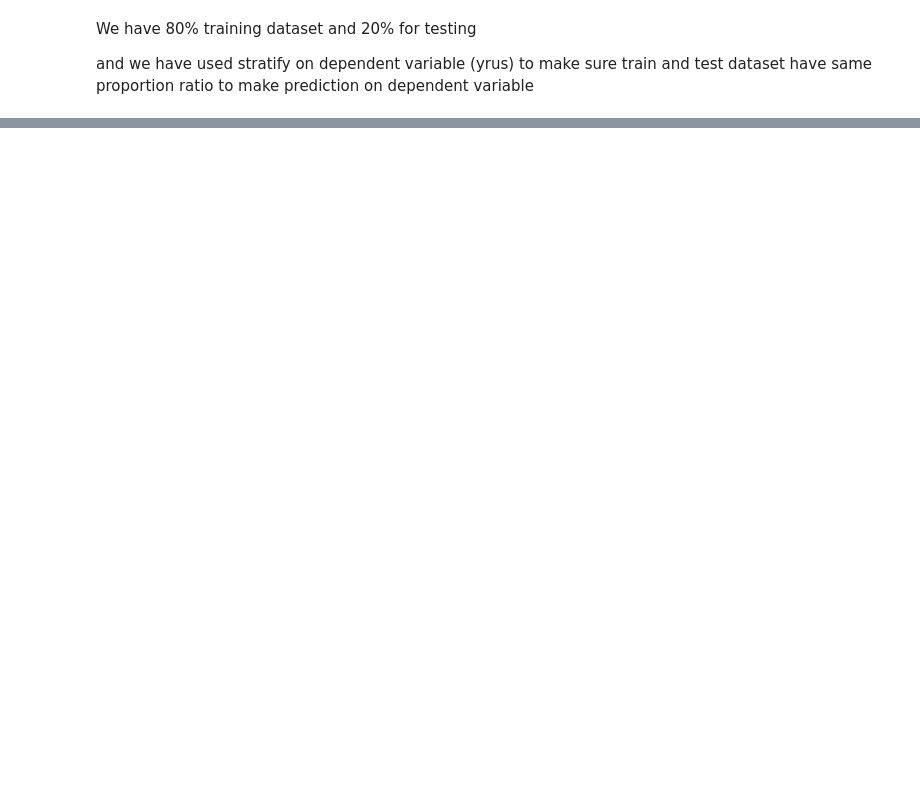
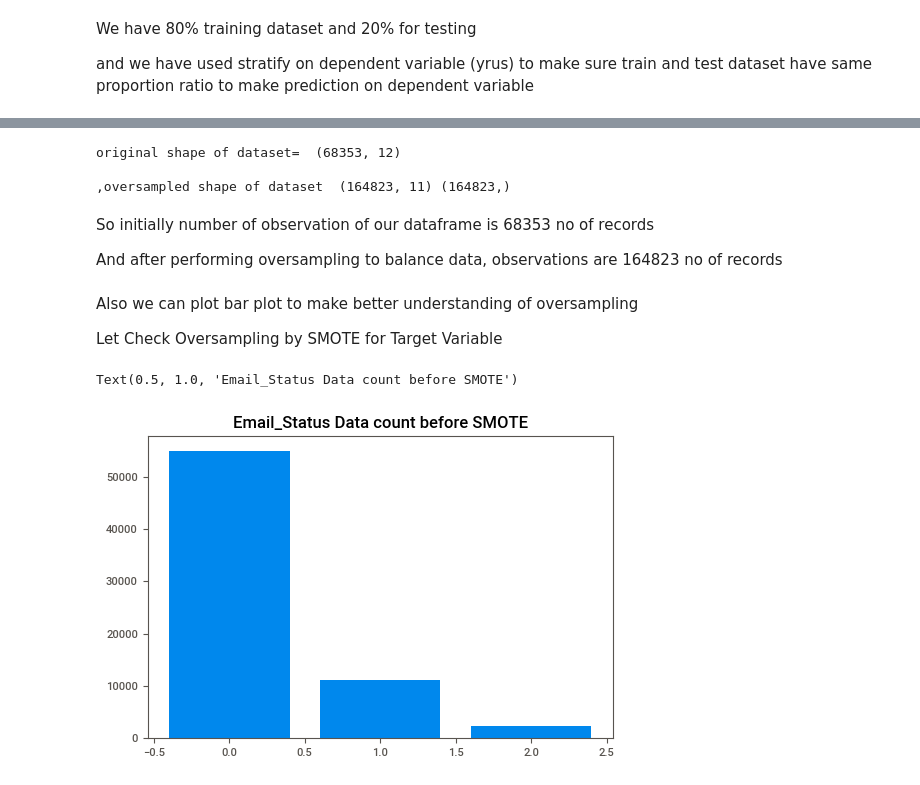
Before and after one commit to Suraj-7077/Supervised-ML-Classification-Email-campaign-prediction, a Jupyter notebook: Supervised_ML_Classification_Capstone_project_III_.ipynb, the cells around one changed output, grey strips where cells are left out. Drawn from its saved outputs; the diff is of its cells as text; code cells hidden in the pictures; blank space fills up the shorter version.

```diff
--- a/Supervised_ML_Classification_Capstone_project_III_.ipynb
+++ b/Supervised_ML_Classification_Capstone_project_III_.ipynb
@@ -1440,0 +1663,22 @@ Creating a common function to all model which we want to build.
+# %%
+print('original shape of dataset= ', model_df.shape)
+print('\n,oversampled shape of dataset ',xsmote.shape, ysmote.shape )
+# %% [output]
+original shape of dataset=  (68353, 12)
+
+,oversampled shape of dataset  (164823, 11) (164823,)
+# %% [markdown]
+So initially number of observation of our dataframe is 68353 no of records
+
+And after performing oversampling to balance data,  observations are 164823 no of records
+# %% [markdown]
+Also we can plot bar plot to make better understanding of oversampling
+
+Let Check Oversampling by SMOTE for Target Variable
+# %%
+plt.bar(Counter(model_df['Email_Status']).keys(), Counter(model_df['Email_Status']).values())
+
+plt.title('Email_Status Data count before SMOTE')
+# %% [output]
+Text(0.5, 1.0, 'Email_Status Data count before SMOTE')
+[figure, added]
```
Also changed, not shown: parts of 138 cells of this notebook.
